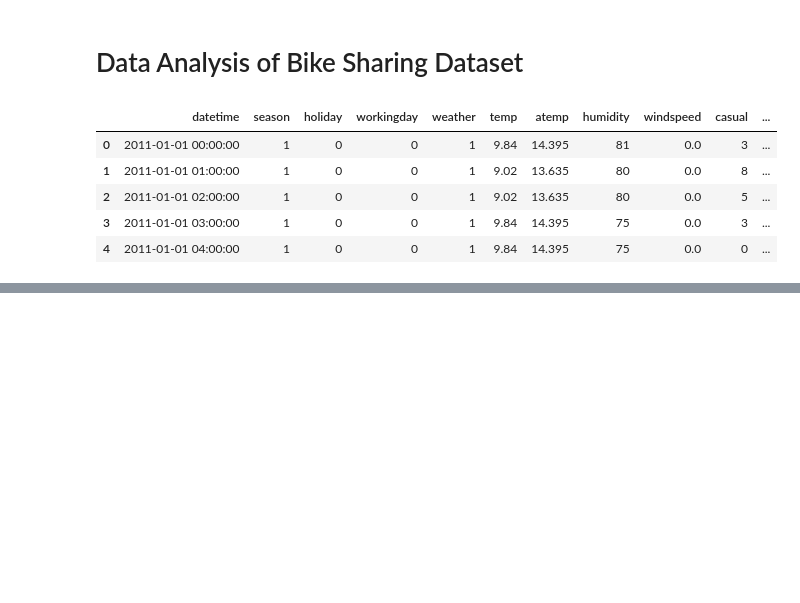
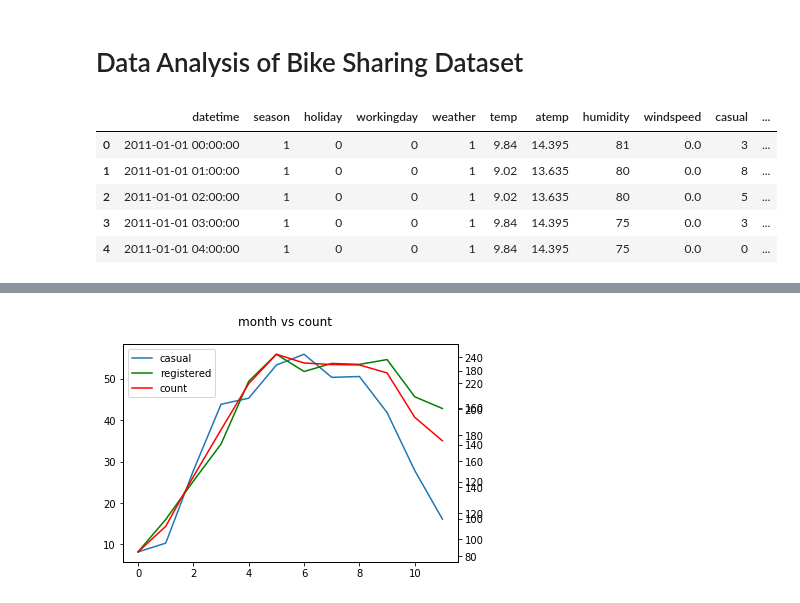
Before and after one commit to xtrmstep/bike-sharing-demand-exercise, a Jupyter notebook: bike-sharing-workbook.ipynb, the cells around one changed output, grey strips where cells are left out. Drawn from its saved outputs; the diff is of its cells as text; code cells hidden in the pictures; blank space fills up the shorter version.

```diff
--- a/bike-sharing-workbook.ipynb
+++ b/bike-sharing-workbook.ipynb
@@ -63,0 +85,15 @@ plt.show()
+# %%
+# month vs count
+d = data.groupby('month').mean().reset_index()
+fig = plt.figure()
+ax1 = fig.add_subplot(111) # don't know what 111 stands for...
+ax2 = ax1.twinx()
+ax3 = ax1.twinx()
+d.plot(ax=ax1, y='casual', legend=False)
+d.plot(ax=ax2, y='registered', color='g', legend=False)
+d.plot(ax=ax3, y='count', color='r', legend=False)
+fig.legend(loc="upper left", bbox_to_anchor=(0,0,1,1), bbox_transform=ax1.transAxes)
+fig.suptitle('month vs count')
+plt.show()
+# %% [output]
+[figure, added]
```
Also changed, not shown: parts of 18 cells of this notebook.
